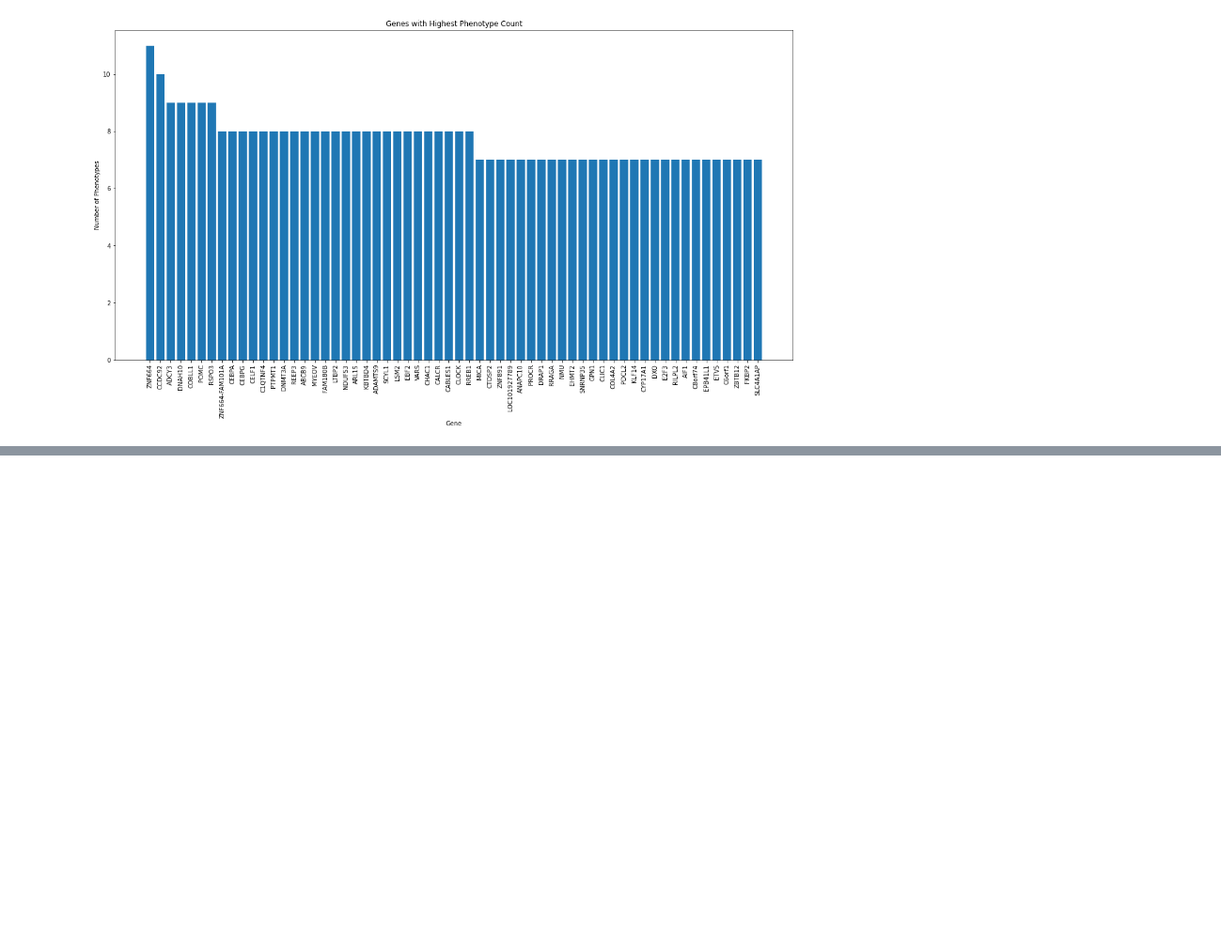
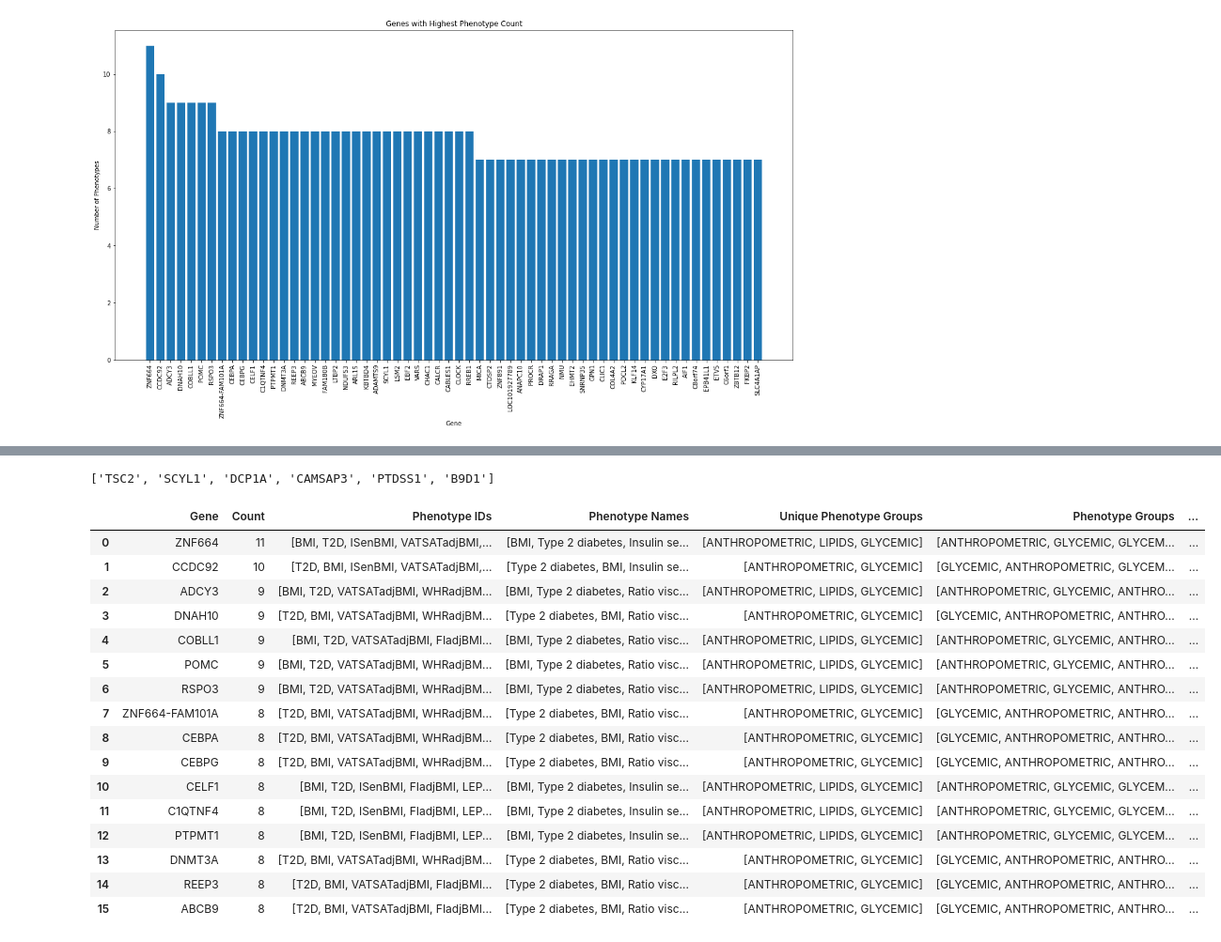
Before and after one commit to rahulsharma35/obesity_gene_analysis, a Jupyter notebook: obesity_gene_analysis.ipynb, the cells around one changed output, grey strips where cells are left out. Shown at 94% size. Cells and saved outputs as stored; diff of their text form; code cells hidden in the pictures; blank space fills up the shorter version.

```diff
--- a/obesity_gene_analysis.ipynb
+++ b/obesity_gene_analysis.ipynb
@@ -359,0 +378,31 @@ ordered_gene_df[:16]
+# %%
+list(set(ciliary_gene_df["Gene"]))[:6]
+# %% [output]
+['TSC2', 'SCYL1', 'DCP1A', 'CAMSAP3', 'PTDSS1', 'B9D1']
+# %%
+ciliary_df = pd.read_csv("original_data/current_ciliary_proteins_v2.csv")
+filtered_ciliary_df = filter_col_by_range(ciliary_df, 2, 13, "total_count")
+# %%
+trues = 0
+gene_set = set(filtered_ciliary_df["symbol"])
+for idx, row in ordered_gene_df.iterrows():
+    ordered_gene_df.loc[idx, "is_ciliary_and_centriolar"] = row["Gene"] in gene_set
+ordered_gene_df[:16]
+# %% [output]
+|  | Gene | Count | Phenotype IDs | Phenotype Names | Unique Phenotype Groups | Phenotype Groups | ... |
+| 0 | ZNF664 | 11 | [BMI, T2D, ISenBMI, VATSATadjBMI,... | [BMI, Type 2 diabetes, Insulin se... | [ANTHROPOMETRIC, LIPIDS, GLYCEMIC] | [ANTHROPOMETRIC, GLYCEMIC, GLYCEM... | ... |
+| 1 | CCDC92 | 10 | [T2D, BMI, ISenBMI, VATSATadjBMI,... | [Type 2 diabetes, BMI, Insulin se... | [ANTHROPOMETRIC, GLYCEMIC] | [GLYCEMIC, ANTHROPOMETRIC, GLYCEM... | ... |
+| 2 | ADCY3 | 9 | [BMI, T2D, VATSATadjBMI, WHRadjBM... | [BMI, Type 2 diabetes, Ratio visc... | [ANTHROPOMETRIC, LIPIDS, GLYCEMIC] | [ANTHROPOMETRIC, GLYCEMIC, ANTHRO... | ... |
+| 3 | DNAH10 | 9 | [T2D, BMI, VATSATadjBMI, WHRadjBM... | [Type 2 diabetes, BMI, Ratio visc... | [ANTHROPOMETRIC, GLYCEMIC] | [GLYCEMIC, ANTHROPOMETRIC, ANTHRO... | ... |
+| 4 | COBLL1 | 9 | [BMI, T2D, VATSATadjBMI, FIadjBMI... | [BMI, Type 2 diabetes, Ratio visc... | [ANTHROPOMETRIC, LIPIDS, GLYCEMIC] | [ANTHROPOMETRIC, GLYCEMIC, ANTHRO... | ... |
+| 5 | POMC | 9 | [BMI, T2D, VATSATadjBMI, WHRadjBM... | [BMI, Type 2 diabetes, Ratio visc... | [ANTHROPOMETRIC, LIPIDS, GLYCEMIC] | [ANTHROPOMETRIC, GLYCEMIC, ANTHRO... | ... |
+| 6 | RSPO3 | 9 | [BMI, T2D, VATSATadjBMI, WHRadjBM... | [BMI, Type 2 diabetes, Ratio visc... | [ANTHROPOMETRIC, LIPIDS, GLYCEMIC] | [ANTHROPOMETRIC, GLYCEMIC, ANTHRO... | ... |
+| 7 | ZNF664-FAM101A | 8 | [T2D, BMI, VATSATadjBMI, WHRadjBM... | [Type 2 diabetes, BMI, Ratio visc... | [ANTHROPOMETRIC, GLYCEMIC] | [GLYCEMIC, ANTHROPOMETRIC, ANTHRO... | ... |
+| 8 | CEBPA | 8 | [T2D, BMI, VATSATadjBMI, WHRadjBM... | [Type 2 diabetes, BMI, Ratio visc... | [ANTHROPOMETRIC, GLYCEMIC] | [GLYCEMIC, ANTHROPOMETRIC, ANTHRO... | ... |
+| 9 | CEBPG | 8 | [T2D, BMI, VATSATadjBMI, WHRadjBM... | [Type 2 diabetes, BMI, Ratio visc... | [ANTHROPOMETRIC, GLYCEMIC] | [GLYCEMIC, ANTHROPOMETRIC, ANTHRO... | ... |
+| 10 | CELF1 | 8 | [BMI, T2D, ISenBMI, FIadjBMI, LEP... | [BMI, Type 2 diabetes, Insulin se... | [ANTHROPOMETRIC, LIPIDS, GLYCEMIC] | [ANTHROPOMETRIC, GLYCEMIC, GLYCEM... | ... |
+| 11 | C1QTNF4 | 8 | [BMI, T2D, ISenBMI, FIadjBMI, LEP... | [BMI, Type 2 diabetes, Insulin se... | [ANTHROPOMETRIC, LIPIDS, GLYCEMIC] | [ANTHROPOMETRIC, GLYCEMIC, GLYCEM... | ... |
+| 12 | PTPMT1 | 8 | [BMI, T2D, ISenBMI, FIadjBMI, LEP... | [BMI, Type 2 diabetes, Insulin se... | [ANTHROPOMETRIC, LIPIDS, GLYCEMIC] | [ANTHROPOMETRIC, GLYCEMIC, GLYCEM... | ... |
+| 13 | DNMT3A | 8 | [T2D, BMI, VATSATadjBMI, WHRadjBM... | [Type 2 diabetes, BMI, Ratio visc... | [ANTHROPOMETRIC, GLYCEMIC] | [GLYCEMIC, ANTHROPOMETRIC, ANTHRO... | ... |
+| 14 | REEP3 | 8 | [T2D, BMI, VATSATadjBMI, FIadjBMI... | [Type 2 diabetes, BMI, Ratio visc... | [ANTHROPOMETRIC, GLYCEMIC] | [GLYCEMIC, ANTHROPOMETRIC, ANTHRO... | ... |
+| 15 | ABCB9 | 8 | [T2D, BMI, VATSATadjBMI, FIadjBMI... | [Type 2 diabetes, BMI, Ratio visc... | [ANTHROPOMETRIC, GLYCEMIC] | [GLYCEMIC, ANTHROPOMETRIC, ANTHRO... | ... |
```
Also changed, not shown: parts of 13 cells of this notebook, 10 other files.
